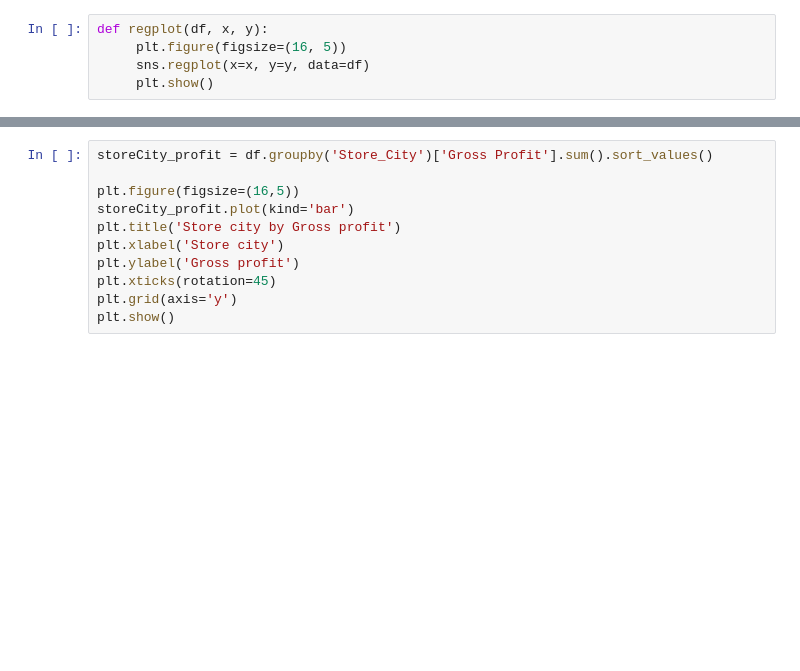
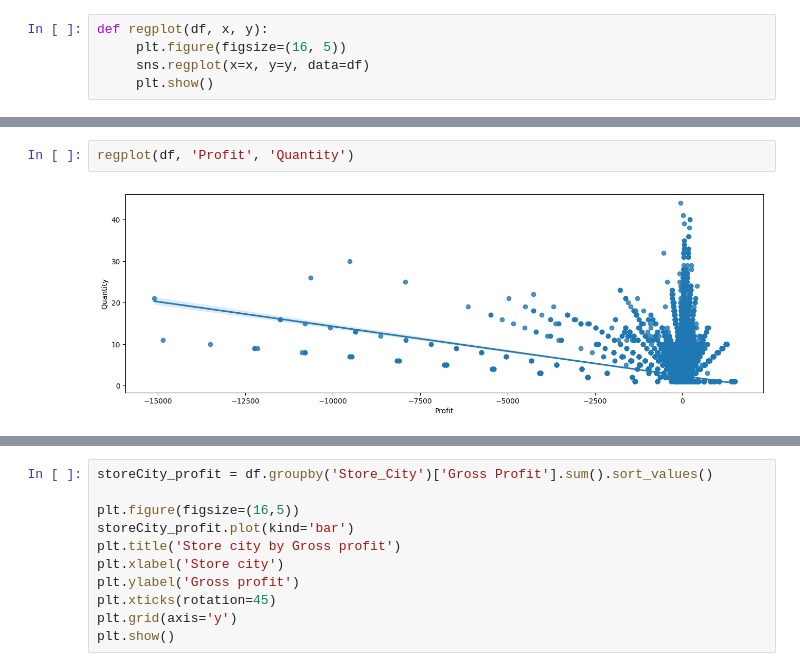
Before and after one commit to Mohamed-Jamyl/ML-and-Data-Analytics_projects, a Jupyter notebook: ML & Data analytics projects/Adventure works Analysis_project/Advanture works Analysis.ipynb, the cells around one changed output, grey strips where cells are left out. Saved outputs shown, nothing was run; the diff lists cells and outputs as text; blank space fills up the shorter version.

```diff
--- a/ML & Data analytics projects/Adventure works Analysis_project/Advanture works Analysis.ipynb
+++ b/ML & Data analytics projects/Adventure works Analysis_project/Advanture works Analysis.ipynb
@@ -510,0 +299,4 @@ regplot(df, 'Product_Price', 'Product_Cost')
+# %%
+regplot(df, 'Profit', 'Quantity')
+# %% [output]
+[figure, added]
```
Also changed, not shown: parts of 42 cells of this notebook, 1 other file.
